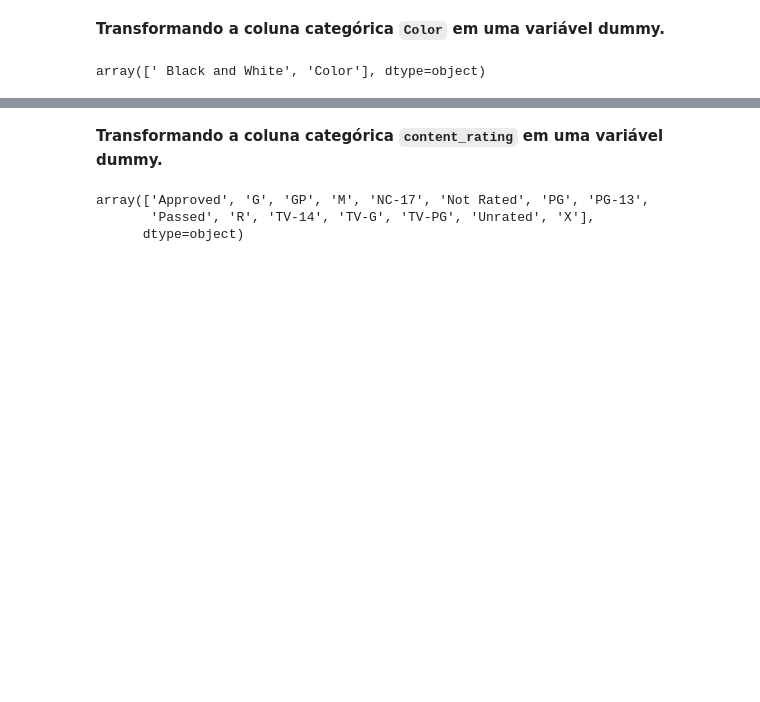
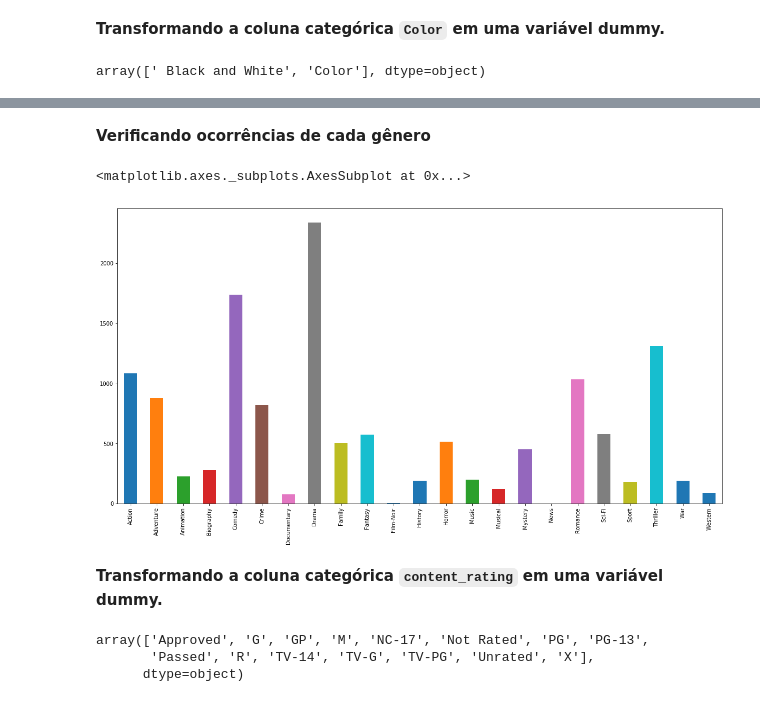
Before and after one commit to Machine-Learning-FGA/imdb_movie_dataset, a Jupyter notebook: pre_processing.ipynb, the cells around one changed output, grey strips where cells are left out. Saved outputs shown, nothing was run; the diff lists cells and outputs as text; code cells hidden in the pictures; blank space fills up the shorter version.

```diff
--- a/pre_processing.ipynb
+++ b/pre_processing.ipynb
@@ -178,7 +163,7 @@ df2.head()
 
 A corretude pode ser confirmada através da própria [documentação do IMDB](https://help.imdb.com/article/contribution/titles/genres/GZDRMS6R742JRGAG?ref_=helpms_helpart_inline#).
 # %%
-genres_list = dropped_df['genres'].apply(lambda x: x.split('|'))
+genres_list = df['genres'].apply(lambda x: x.split('|'))
 new_list = []
 for x in genres_list:
     for y in x:
@@ -194,6 +179,5 @@ array(['Action', 'Adventure', 'Animation', 'Biography', 'Comedy', 'Crime',
 # %% [markdown]
 **Transformando a coluna categórica `genre` em colunas separadas com valores dummy.**
 # %%
-dummies = pd.DataFrame(pd.Series(df2['genres']).str.get_dummies())
-df3 = pd.concat([df2, dummies], axis = 1)
-df3.head()
+dummies = pd.DataFrame(pd.Series(df['genres']).str.get_dummies())
+df = pd.concat([df,dummies], axis = 1)
@@ -220,6 +201,5 @@ np.unique(df3['color'])
 # %% [output]
 array([' Black and White', 'Color'], dtype=object)
 # %%
-color_dummies = pd.DataFrame(pd.Series(df2['color']).str.get_dummies())
-df4 = pd.concat([df3, color_dummies], axis = 1)
-df4.head()
+color_dummies = pd.DataFrame(pd.Series(df['color']).str.get_dummies())
+df = pd.concat([df, color_dummies], axis = 1)
@@ -320,0 +206,2 @@ ax = df.plot.bar(x='generos', y='ocorrencias', rot=0,figsize=(30,10))
+# %%
+df.drop([' Black and White'],axis=1,inplace=True)
@@ -321,3 +217,11 @@ ax = df.plot.bar(x='generos', y='ocorrencias', rot=0,figsize=(30,10))
+# %% [markdown]
+**Verificando ocorrências de cada gênero**
+# %%
+plt.figure(figsize=(20,10))
+df[df.columns[18:41]].apply(lambda x: x.sum()).plot.bar()
+# %% [output]
+<matplotlib.axes._subplots.AxesSubplot at 0x...>
+[figure, added]
 # %% [markdown]
 **Transformando a coluna categórica `content_rating` em uma variável dummy.**
 # %%
```
Also changed, not shown: parts of 55 cells of this notebook.
